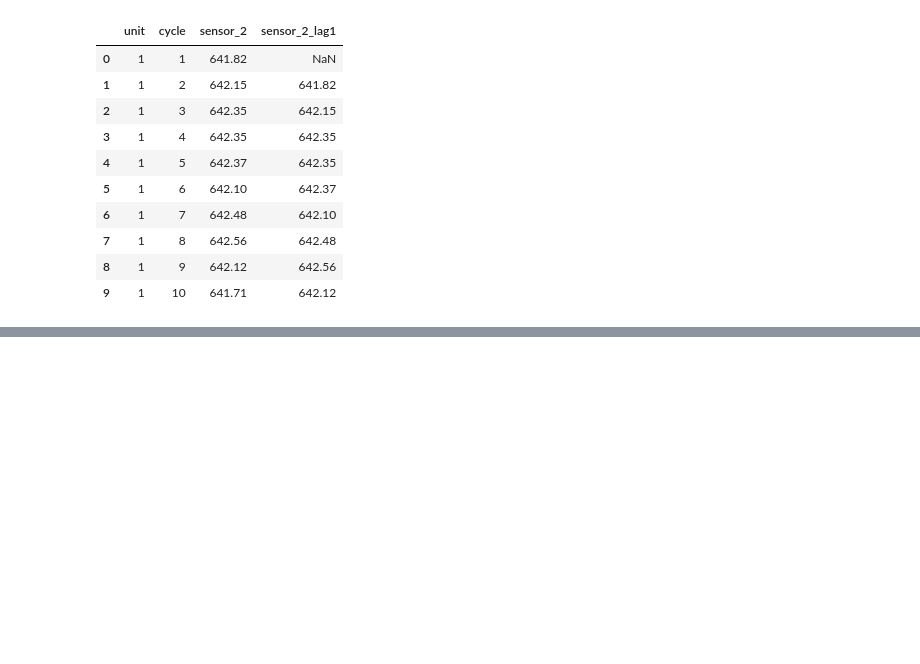
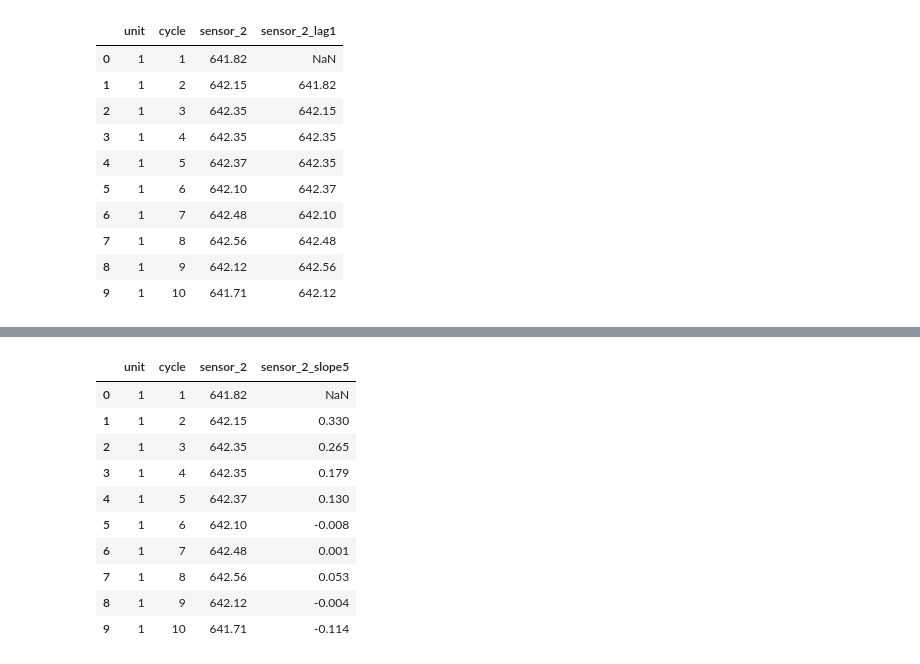
Before and after one commit to sairaashraf95134-commits/jet-engine-predictive-maintenance, a Jupyter notebook: notebooks/03_temporal_features.ipynb, the cells around one changed output, grey strips where cells are left out. Cells and saved outputs as stored; diff of their text form; code cells hidden in the pictures; blank space fills up the shorter version.

```diff
--- a/notebooks/03_temporal_features.ipynb
+++ b/notebooks/03_temporal_features.ipynb
@@ -568,0 +372,41 @@ Expected NaNs per difference feature: [100]
+# %%
+import numpy as np
+
+def rolling_slope(x):
+
+    y = np.asarray(x)
+    t = np.arange(len(y))
+
+    if len(y) < 2:
+        return np.nan
+
+    return np.polyfit(t, y, 1)[0]
+# %%
+train_df["sensor_2_slope5"] = (
+    train_df.groupby("unit")["sensor_2"]
+    .transform(
+        lambda x: x.rolling(
+            WINDOW,
+            min_periods=2
+        ).apply(
+            rolling_slope,
+            raw=True
+        )
+    )
+)
+# %%
+train_df[
+    ["unit", "cycle", "sensor_2", "sensor_2_slope5"]
+].head(10)
+# %% [output]
+|  | unit | cycle | sensor_2 | sensor_2_slope5 |
+| 0 | 1 | 1 | 641.82 | NaN |
+| 1 | 1 | 2 | 642.15 | 0.330 |
+| 2 | 1 | 3 | 642.35 | 0.265 |
+| 3 | 1 | 4 | 642.35 | 0.179 |
+| 4 | 1 | 5 | 642.37 | 0.130 |
+| 5 | 1 | 6 | 642.10 | -0.008 |
+| 6 | 1 | 7 | 642.48 | 0.001 |
+| 7 | 1 | 8 | 642.56 | 0.053 |
+| 8 | 1 | 9 | 642.12 | -0.004 |
+| 9 | 1 | 10 | 641.71 | -0.114 |
```
Also changed, not shown: parts of 92 cells of this notebook, 4 other files.
